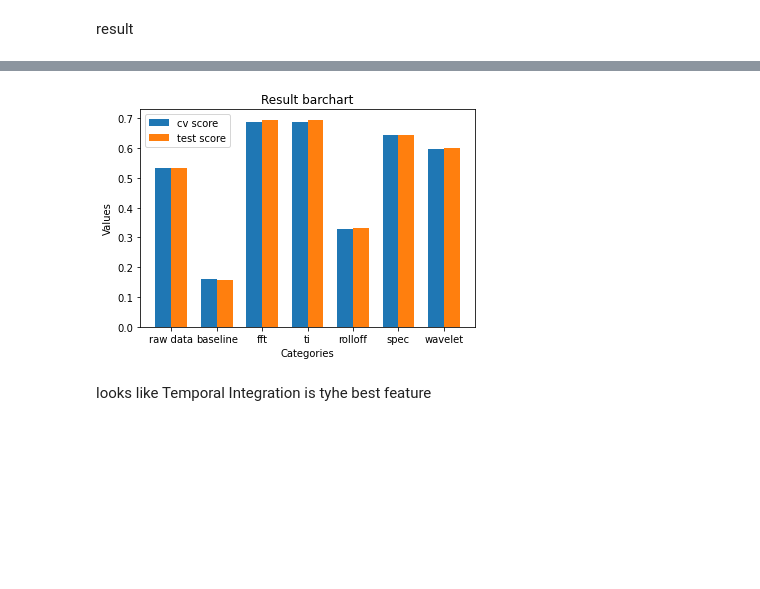
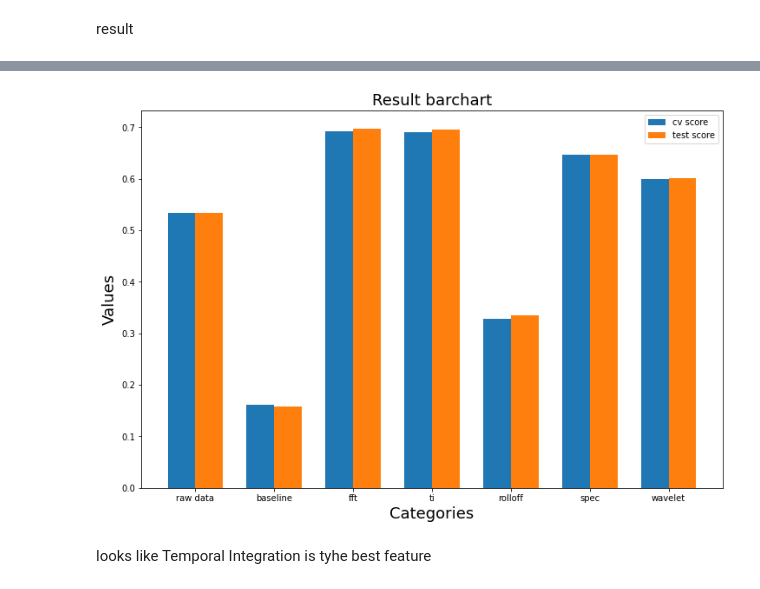
Before and after one commit to Turkeywobbling/ML-group-project, a Jupyter notebook: main.ipynb, the cells around one changed output, grey strips where cells are left out. Cells and saved outputs as stored; diff of their text form; code cells hidden in the pictures; blank space fills up the shorter version.

```diff
--- a/main.ipynb
+++ b/main.ipynb
@@ -93,26 +96,27 @@ table_df
 # %%
 # display
+plt.figure(figsize=(12, 8))
 bar_width = 0.35
 bar_positions = range(len(table_df['feature']))
 
 plt.bar(bar_positions, table_df['cv score'], width=bar_width, label='cv score')
 plt.bar([pos + bar_width for pos in bar_positions], table_df['test score'], width=bar_width, label='test score')
 
 # Adding labels and title
-plt.xlabel('Categories')
-plt.ylabel('Values')
-plt.title('Result barchart')
+plt.xlabel('Categories',fontsize=18)
+plt.ylabel('Values',fontsize=18)
+plt.title('Result barchart',fontsize=18)
 
 # Adding legend
 plt.legend()
 
 # Adjusting x-axis ticks and labels
 plt.xticks([pos + bar_width/2 for pos in bar_positions], table_df['feature'])
 
 # Display the chart
 plt.show()
 # %% [output]
-[figure, old version]
+[figure, new version]
 # %% [markdown]
 looks like Temporal Integration is tyhe best feature
 # %% [markdown]
```
Also changed, not shown: parts of 7 cells of this notebook.
